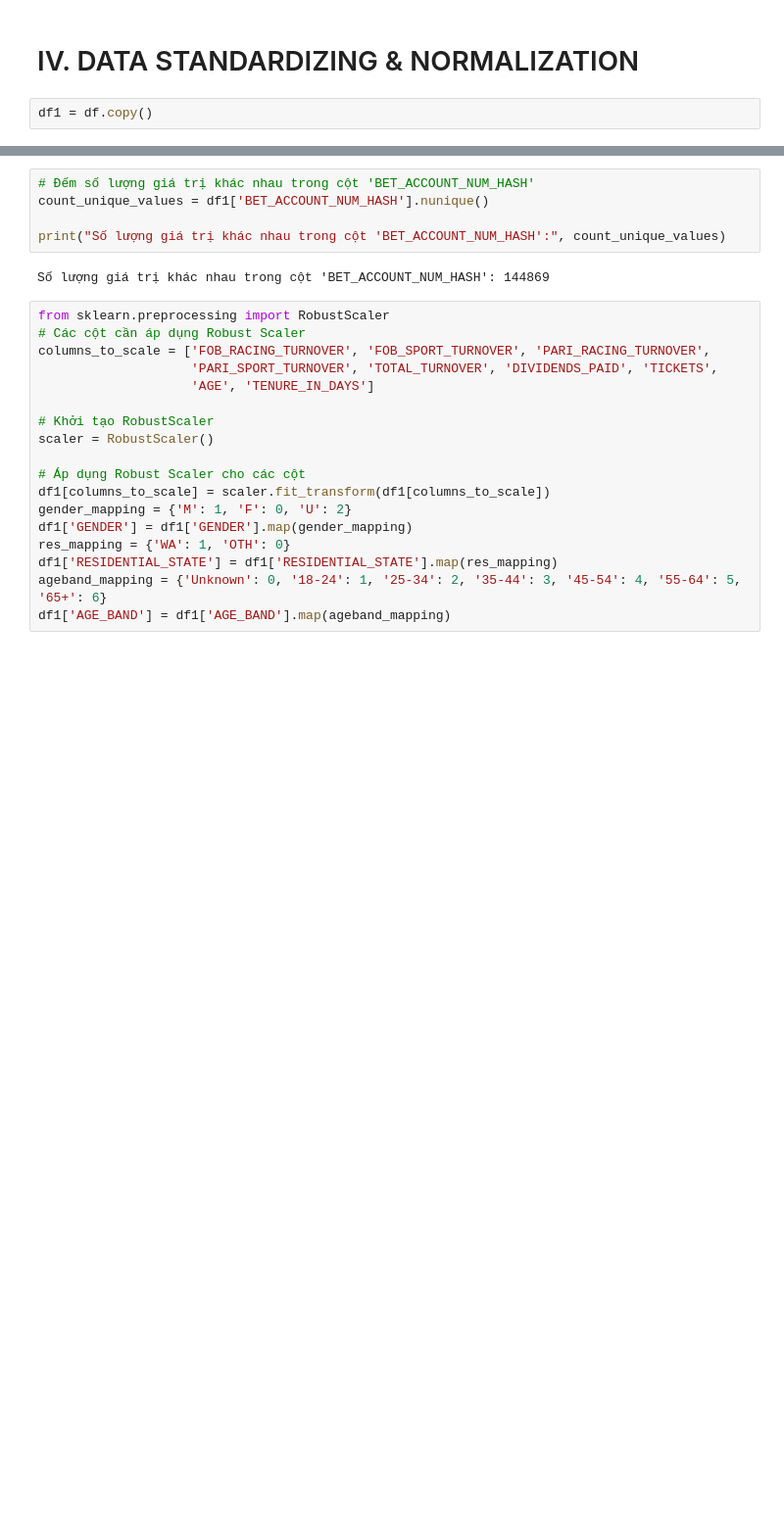
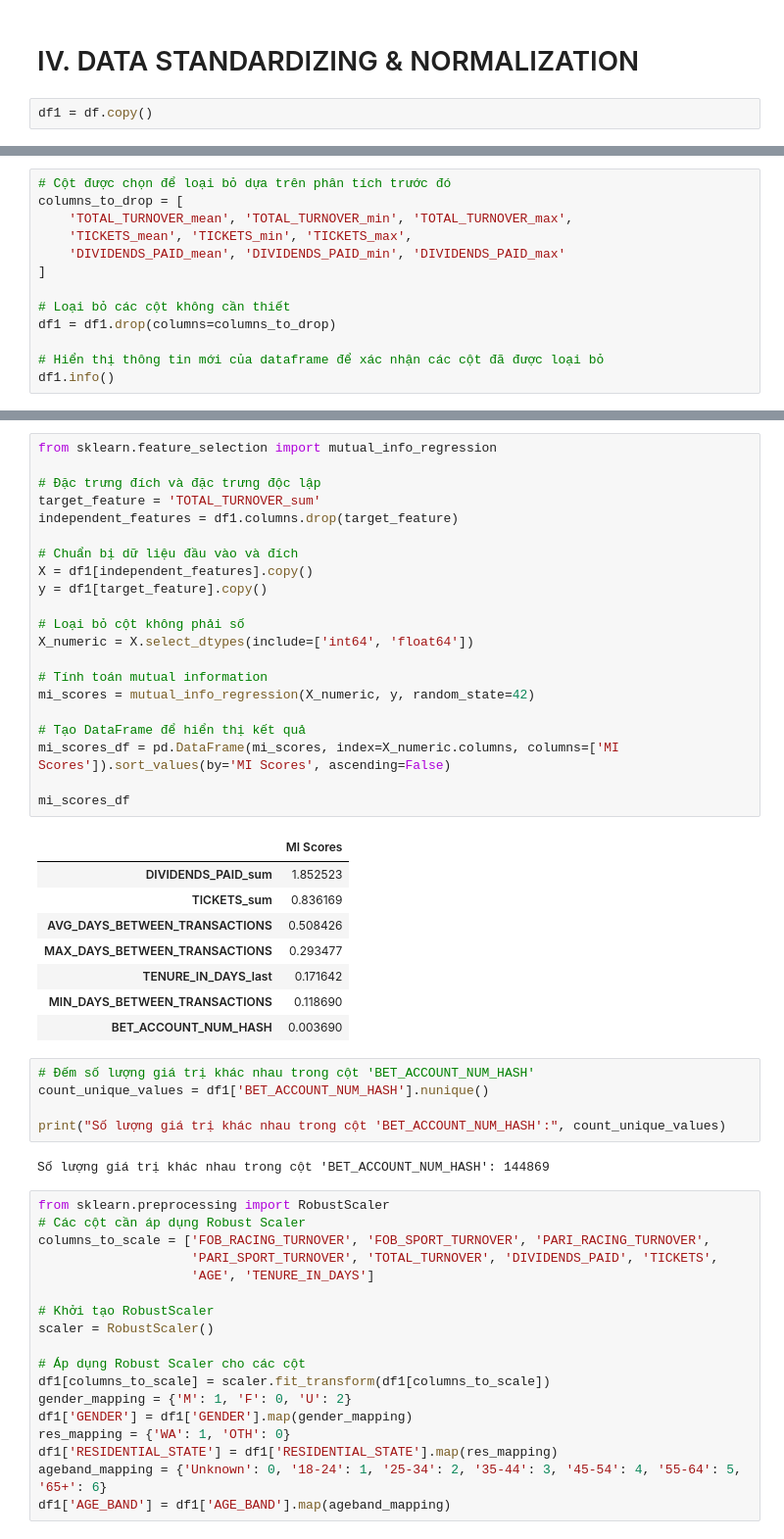
Before and after one commit to ThanhVo15/Competition, a Jupyter notebook: 2. Data Got Talent/2. Final Round/Code/GROSS_MARGIN_FORECAST.ipynb, the cells around one changed output, grey strips where cells are left out. Shown at 98% size. Cells and saved outputs as stored; diff of their text form; blank space fills up the shorter version.

```diff
--- a/2. Data Got Talent/2. Final Round/Code/GROSS_MARGIN_FORECAST.ipynb
+++ b/2. Data Got Talent/2. Final Round/Code/GROSS_MARGIN_FORECAST.ipynb
@@ -366 +376,14 @@ dtypes: float64(10), int32(6), int64(7)
 memory usage: 22.1 MB
+# %%
+# Cột được chọn để loại bỏ dựa trên phân tích trước đó
+columns_to_drop = [
+    'TOTAL_TURNOVER_mean', 'TOTAL_TURNOVER_min', 'TOTAL_TURNOVER_max',
+    'TICKETS_mean', 'TICKETS_min', 'TICKETS_max',
+    'DIVIDENDS_PAID_mean', 'DIVIDENDS_PAID_min', 'DIVIDENDS_PAID_max'
+]
+
+# Loại bỏ các cột không cần thiết
+df1 = df1.drop(columns=columns_to_drop)
+
+# Hiển thị thông tin mới của dataframe để xác nhận các cột đã được loại bỏ
+df1.info()
@@ -367,3 +408,33 @@ memory usage: 22.1 MB
+# %%
+from sklearn.feature_selection import mutual_info_regression
+
+# Đặc trưng đích và đặc trưng độc lập
+target_feature = 'TOTAL_TURNOVER_sum'
+independent_features = df1.columns.drop(target_feature)
+
+# Chuẩn bị dữ liệu đầu vào và đích
+X = df1[independent_features].copy()
+y = df1[target_feature].copy()
+
+# Loại bỏ cột không phải số
+X_numeric = X.select_dtypes(include=['int64', 'float64'])
+
+# Tính toán mutual information
+mi_scores = mutual_info_regression(X_numeric, y, random_state=42)
+
+# Tạo DataFrame để hiển thị kết quả
+mi_scores_df = pd.DataFrame(mi_scores, index=X_numeric.columns, columns=['MI Scores']).sort_values(by='MI Scores', ascending=False)
+
+mi_scores_df
+# %% [output]
+|  | MI Scores |
+| DIVIDENDS_PAID_sum | 1.852523 |
+| TICKETS_sum | 0.836169 |
+| AVG_DAYS_BETWEEN_TRANSACTIONS | 0.508426 |
+| MAX_DAYS_BETWEEN_TRANSACTIONS | 0.293477 |
+| TENURE_IN_DAYS_last | 0.171642 |
+| MIN_DAYS_BETWEEN_TRANSACTIONS | 0.118690 |
+| BET_ACCOUNT_NUM_HASH | 0.003690 |
 # %%
 # Đếm số lượng giá trị khác nhau trong cột 'BET_ACCOUNT_NUM_HASH'
 count_unique_values = df1['BET_ACCOUNT_NUM_HASH'].nunique()
```
Also changed, not shown: parts of 6 cells of this notebook, 1 other file.
